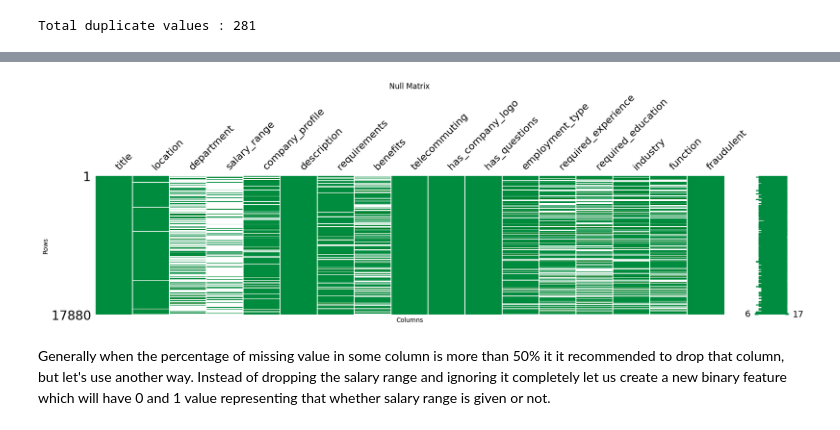
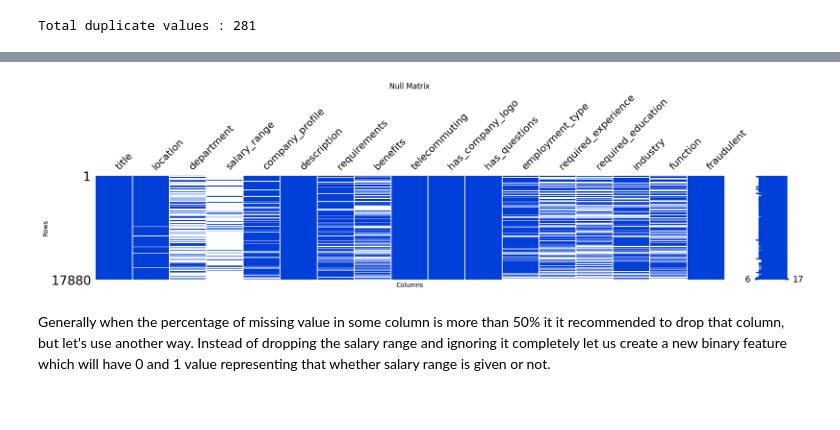
Before and after one commit to yuvraaj2002/Fake-Job-description-detection, a Jupyter notebook: notebook/Code.ipynb, the cells around one changed output, grey strips where cells are left out. Drawn from its saved outputs; the diff is of its cells as text; code cells hidden in the pictures.

```diff
--- a/notebook/Code.ipynb
+++ b/notebook/Code.ipynb
@@ -133,17 +133,17 @@ fraudulent              0.000000
 dtype: float64
 # %%
 # Plot the null matrix to visualize if there are null values left
-msno.matrix(df,figsize=(20, 4),color=(0, 0.55, 0.25))
+msno.matrix(df,figsize=(20, 3),color=(0, 0.25, 0.85))
 
 # Set plot labels and title
 plt.xlabel('Columns')
 plt.ylabel('Rows')
 plt.title('Null Matrix')
 
 # Show the plot
 plt.show()
 # %% [output]
-[figure, old version]
+[figure, new version]
 # %% [markdown]
 Generally when the percentage of missing value in some column is more than 50% it it recommended to drop that column, but let's use another way. Instead of dropping the salary range and ignoring it completely let us create a new binary feature which will have 0 and 1 value representing that whether salary range is given or not.
 # %%
```
Also changed, not shown: parts of 9 cells of this notebook.
